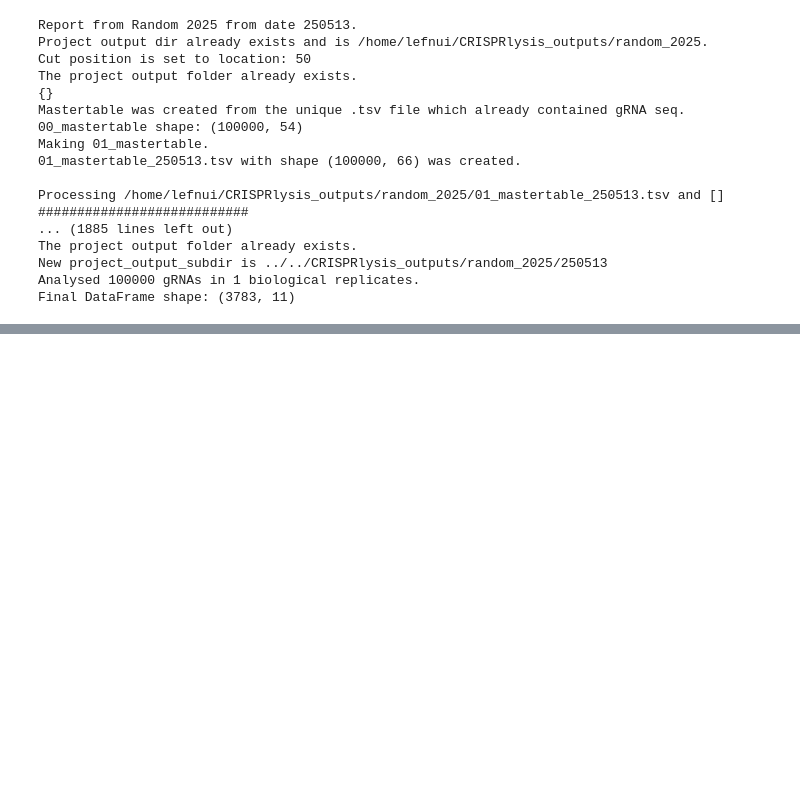
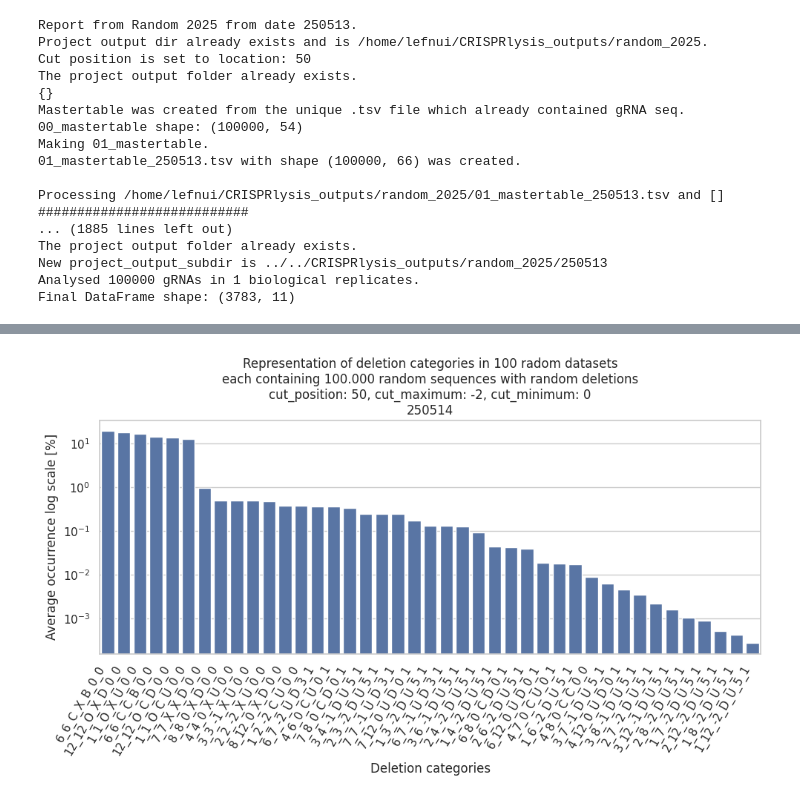
Before and after one commit to pribylad/CRISPRlysis, a Jupyter notebook: random_seq_generator.ipynb, the cells around one changed output, grey strips where cells are left out. Cells and saved outputs as stored; diff of their text form; code cells hidden in the pictures; blank space fills up the shorter version.

```diff
--- a/random_seq_generator.ipynb
+++ b/random_seq_generator.ipynb
@@ -229,0 +258,15 @@ plt.show()
+# %%
+# Plot the Combination vs NormReads with log scale
+plt.figure(figsize=(10, 6))
+sns.set_theme(style="whitegrid")
+sns.barplot(x='Combination', y='NormReads', data=df_grouped)
+plt.xticks(rotation=60, ha='right')
+plt.xlabel('Deletion categories')
+plt.ylabel('Average occurrence log scale [%]')
+plt.yscale('log')
+plt.title(f'Representation of deletion categories in {iterations} radom datasets\neach containing 100.000 random sequences with random deletions\ncut_position: {cut_position}, cut_maximum: {cut_maximum}, cut_minimum: {cut_minimum}\n{date}')
+plt.tight_layout()
+plt.savefig(f'../../CRISPRlysis_outputs/random_2025/random_sequences_grouped_{cut_maximum}_{cut_position}_{cut_minimum}_log_{date}.png', dpi=300)
+plt.show()
+# %% [output]
+[figure, added]
```
Also changed, not shown: parts of 4 cells of this notebook.
